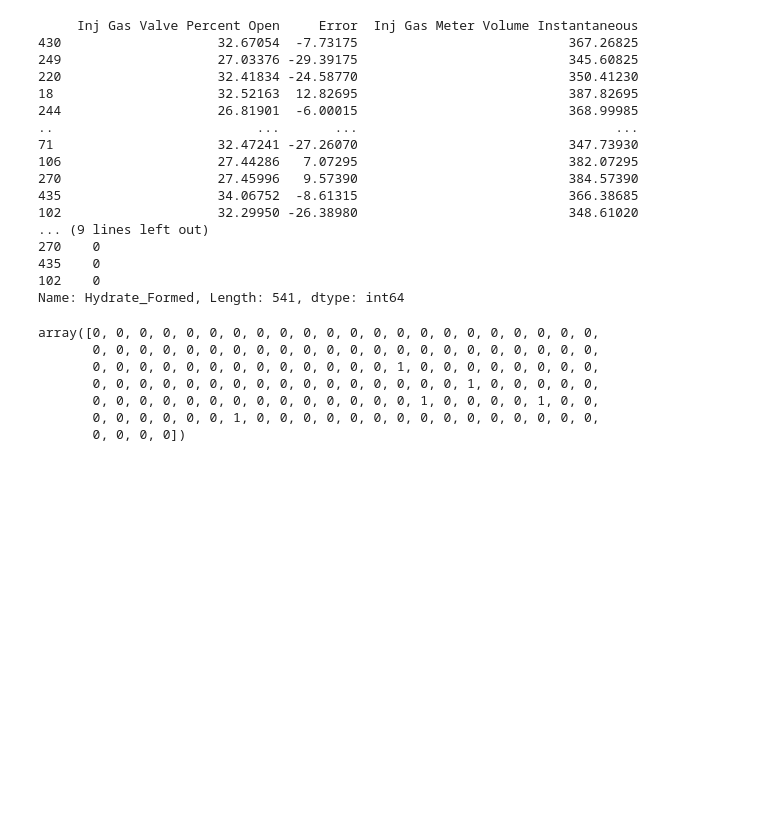
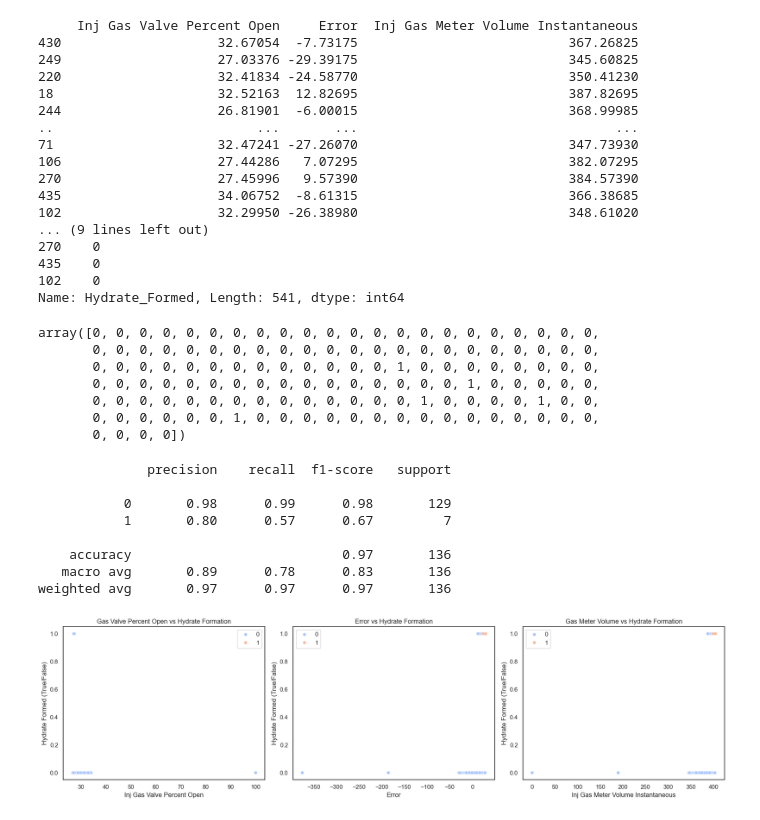
Before and after one commit to saanhub/HackUTD24, a Jupyter notebook: predictions_nb.ipynb, the cells around one changed output. Saved outputs shown, nothing was run; the diff lists cells and outputs as text; code cells hidden in the pictures; blank space fills up the shorter version.

```diff
--- a/predictions_nb.ipynb
+++ b/predictions_nb.ipynb
@@ -110,3 +178,44 @@ array([0, 0, 0, 0, 0, 0, 0, 0, 0, 0, 0, 0, 0, 0, 0, 0, 0, 0, 0, 0, 0, 0,
        0, 0, 0, 0, 0, 0, 0, 0, 0, 0, 0, 0, 0, 0, 1, 0, 0, 0, 0, 1, 0, 0,
        0, 0, 0, 0, 0, 0, 1, 0, 0, 0, 0, 0, 0, 0, 0, 0, 0, 0, 0, 0, 0, 0,
        0, 0, 0, 0])
+# %%
+
+y_pred = model.predict(X_test)
+
+# Classification report
+print(classification_report(y_test, y_pred))
+
+# Create a figure with multiple subplots (one for each feature)
+fig, axes = plt.subplots(1, 3, figsize=(18, 5))  # Adjust size as needed
+
+# Scatter plot for 'Inj Gas Valve Percent Open'
+sns.scatterplot(data=X_test, x='Inj Gas Valve Percent Open', y=y_test, hue=y_pred, palette='coolwarm', ax=axes[0])
+axes[0].set_title('Gas Valve Percent Open vs Hydrate Formation')
+axes[0].set_xlabel('Inj Gas Valve Percent Open')
+axes[0].set_ylabel('Hydrate Formed (True/False)')
+
+# Scatter plot for 'Error'
+sns.scatterplot(data=X_test, x='Error', y=y_test, hue=y_pred, palette='coolwarm', ax=axes[1])
+axes[1].set_title('Error vs Hydrate Formation')
+axes[1].set_xlabel('Error')
+axes[1].set_ylabel('Hydrate Formed (True/False)')
+
+# Scatter plot for 'Inj Gas Meter Volume Instantaneous'
+sns.scatterplot(data=X_test, x='Inj Gas Meter Volume Instantaneous', y=y_test, hue=y_pred, palette='coolwarm', ax=axes[2])
+axes[2].set_title('Gas Meter Volume vs Hydrate Formation')
+axes[2].set_xlabel('Inj Gas Meter Volume Instantaneous')
+axes[2].set_ylabel('Hydrate Formed (True/False)')
+
+# Show the plots
+plt.tight_layout()
+plt.show()
+# %% [output]
+              precision    recall  f1-score   support
+
+           0       0.98      0.99      0.98       129
+           1       0.80      0.57      0.67         7
+
+    accuracy                           0.97       136
+   macro avg       0.89      0.78      0.83       136
+weighted avg       0.97      0.97      0.97       136
+[figure, added]
```
Also changed, not shown: parts of 4 cells of this notebook, 9 other files.
